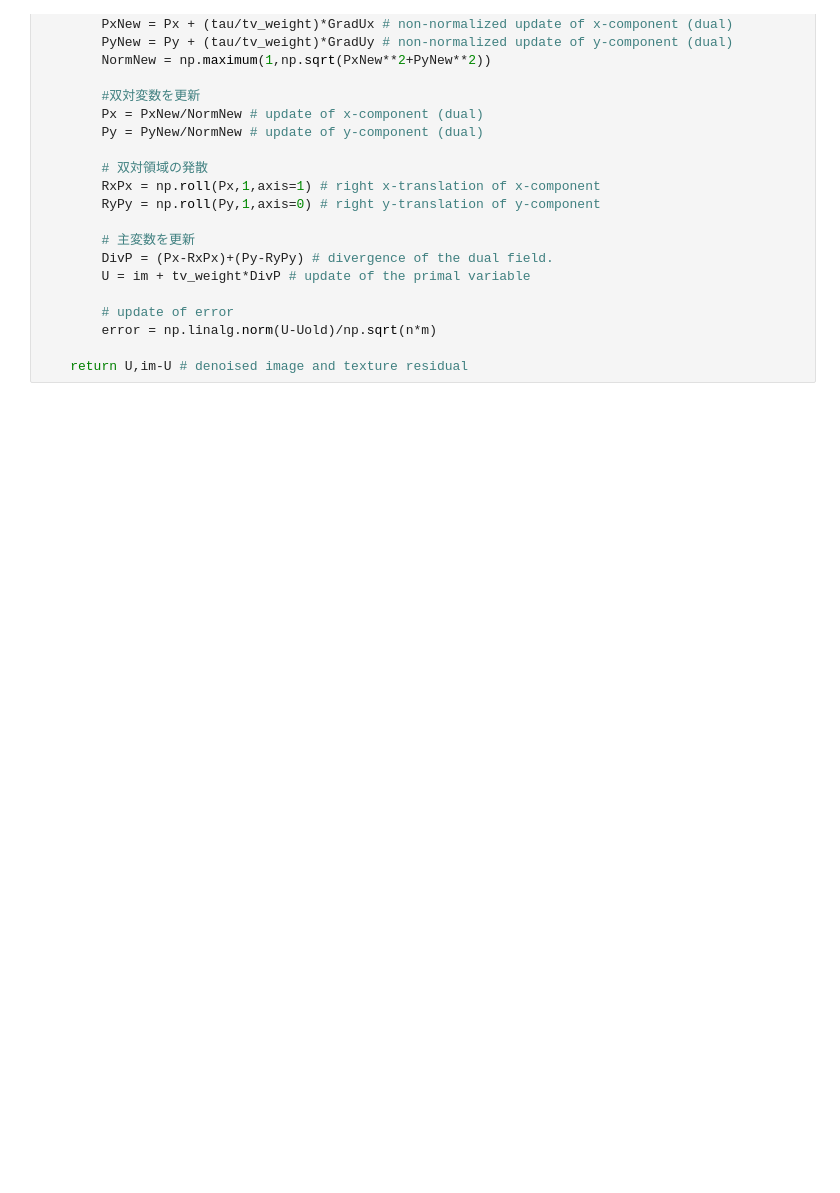
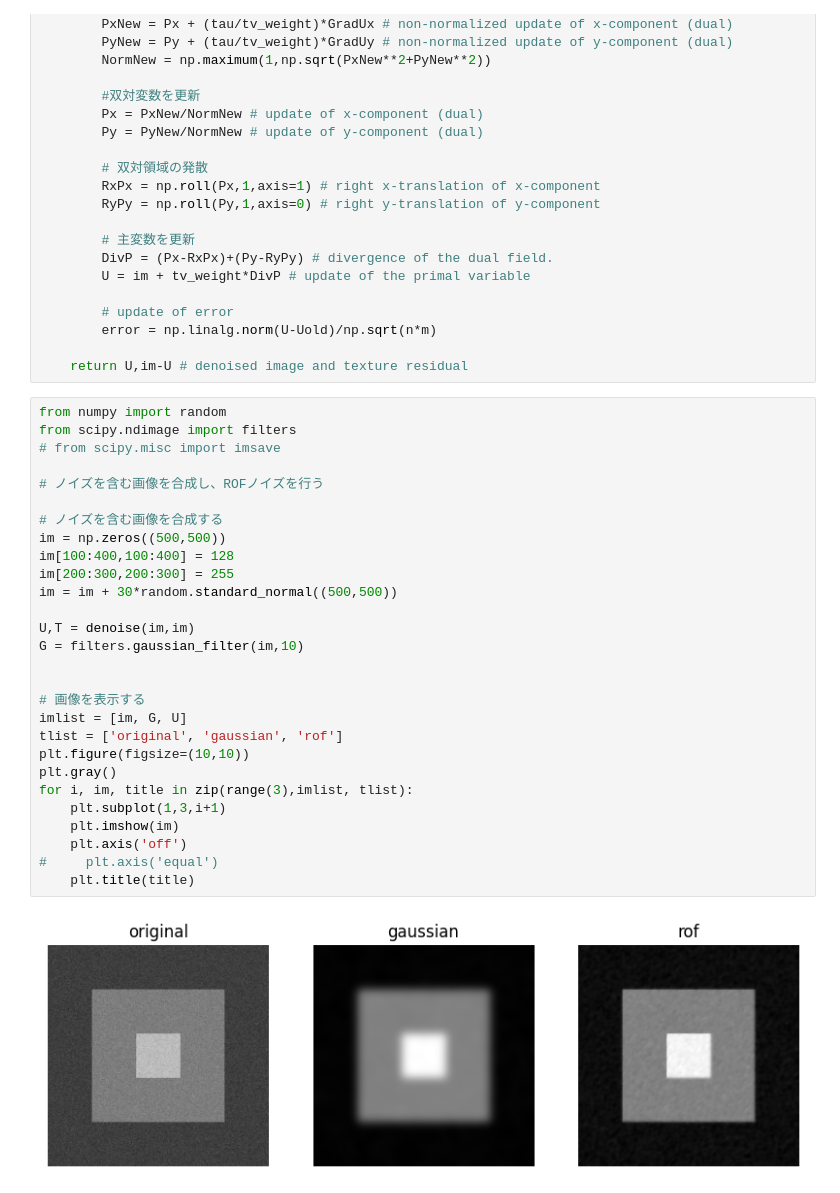
Before and after one commit to emor1/PCV_memo, a Jupyter notebook: ch01_basic_imgProcessing/ch01_advanced.ipynb, the cells around one changed output. Cells and saved outputs as stored; diff of their text form; blank space fills up the shorter version.

```diff
--- a/ch01_basic_imgProcessing/ch01_advanced.ipynb
+++ b/ch01_basic_imgProcessing/ch01_advanced.ipynb
@@ -54,3 +56,33 @@ def denoise(im, U_int, tolerance=0.1, tau=0.125, tv_weight=100):
         error = np.linalg.norm(U-Uold)/np.sqrt(n*m)
 
     return U,im-U # denoised image and texture residual
+# %%
+from numpy import random
+from scipy.ndimage import filters
+# from scipy.misc import imsave
+
+# ノイズを含む画像を合成し、ROFノイズを行う
+
+# ノイズを含む画像を合成する
+im = np.zeros((500,500))
+im[100:400,100:400] = 128
+im[200:300,200:300] = 255
+im = im + 30*random.standard_normal((500,500))
+
+U,T = denoise(im,im)
+G = filters.gaussian_filter(im,10)
+
+
+# 画像を表示する
+imlist = [im, G, U]
+tlist = ['original', 'gaussian', 'rof']
+plt.figure(figsize=(10,10))
+plt.gray()
+for i, im, title in zip(range(3),imlist, tlist):
+    plt.subplot(1,3,i+1)
+    plt.imshow(im)
+    plt.axis('off')
+#     plt.axis('equal')
+    plt.title(title)
+# %% [output]
+[figure, added]
```
Also changed, not shown: parts of 1 cell of this notebook.
